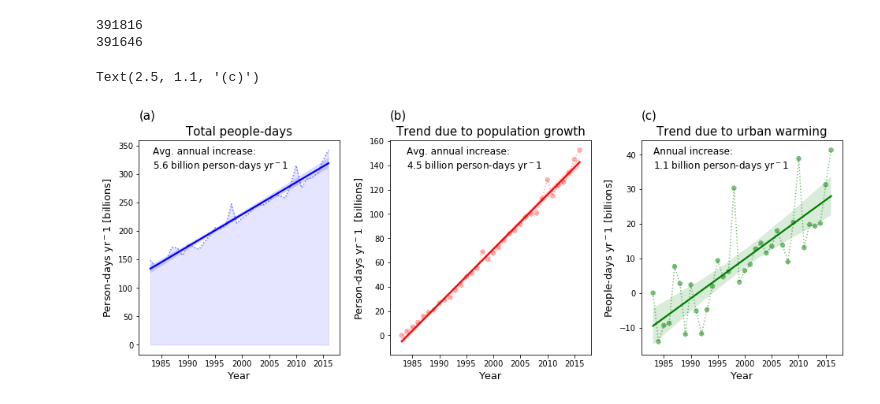
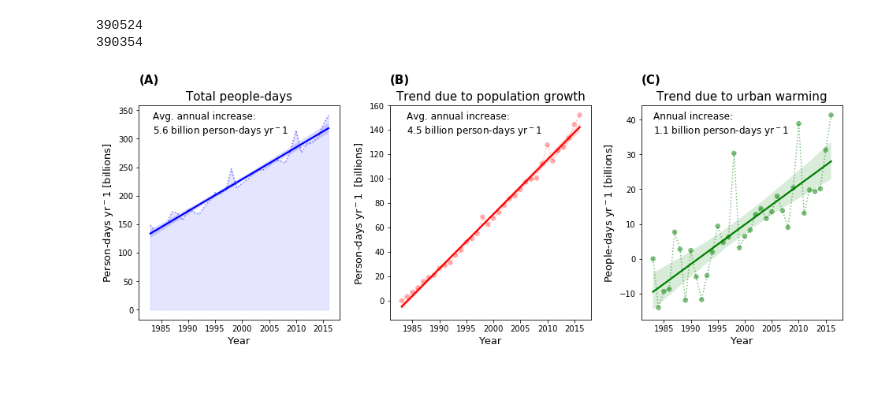
Before and after one commit to ecohydro/GlobalUrbanHeat, a Jupyter notebook: Notebooks/cpt_Fig1_Final.ipynb, the cells around one changed output. Cells and saved outputs as stored; diff of their text form; code cells hidden in the pictures.

```diff
--- a/Notebooks/cpt_Fig1_Final.ipynb
+++ b/Notebooks/cpt_Fig1_Final.ipynb
@@ -20,7 +20,7 @@ from matplotlib import rcParams
 # file paths
 DATA_IN = "/home/cascade/projects/UrbanHeat/data/"  # Note: Need ?dl=1 to make sure this file gets read correctly
 FIG_OUT = "/home/cascade/projects/UrbanHeat/figures/"
-FN_IN = 'processed/AllDATA-GHS-ERA5-HI406-FIGDATA.csv'
+FN_IN = 'processed/AllDATA-GHS-ERA5-HI406-PDAYS.csv'
 #FN_IN = '/home/cascade/projects/UrbanHeat/data/processed/oldworkflow/All_data_Raw406_es_final_pdayadd.csv'
 HI_STATS = pd.read_csv(DATA_IN+FN_IN)
 
@@ -28,7 +28,7 @@ HI_STATS = pd.read_csv(DATA_IN+FN_IN)
 scale = 10**9
 
 # File out
-FN_OUT = 'FIG1-ERA5.png'
+FN_OUT = 'FIG1-ERA5-Final.png'
 # %%
 # Check it
 HI_STATS.head()
@@ -51,8 +51,8 @@ drop_list = list(bad_ids['ID_HDC_G0']) # make a list
 HI_STATS= HI_STATS[~HI_STATS['ID_HDC_G0'].isin(drop_list)] # drop those from the list
 print(len(HI_STATS))
 # %% [output]
-391816
-391646
+390524
+390354
 # %%
 #### Regressions, no intercept addition is needed because we're using SK LEARN HERE
 
@@ -126,7 +126,7 @@ coef, r2, p = lm_func(HI_STATS, 'people_days')
 #text = str(round(coef/1000*yr_range, 1))+' B increase in\nperson-days'# ($R^2$=' + str(r2) + ')*'
 text = 'Avg. annual increase:\n'+str(round(coef/10**9, 1))+' billion person-days $yr^-1$'
 axs[0].text(0.07, .87, text, transform=axs[0].transAxes, size=12)
-axs[0].text(0.00, 1.1, '(a)', transform=axs[0].transAxes, size=15 )
+axs[0].text(0.00, 1.1, '(A)', transform=axs[0].transAxes, size=15, fontweight='bold')
 
 ## 2 PLOT 2 - People Days delta pop x days
 color = 'red'
@@ -137,35 +137,34 @@ sns.regplot(years, data, color = color, ax = axs[1], scatter = False, truncate =
 axs[1].set_title('Trend due to population growth', size = 15)
 axs[1].set_ylabel('Person-days $yr^-1$  [billions] ', fontsize = 13)
 axs[1].set_xlabel('Year', fontsize = 13)
 
 # Add text
 coef, r2, p = lm_func(HI_STATS, 'people_days_pop')
 #text = str(round(coef/1000*yr_range, 1))+' B increase in\nperson-days'# ($R^2$=' + str(r2) + ')*'
 text = 'Avg. annual increase:\n'+str(round(coef/10**9, 1))+' billion person-days $yr^-1$'
 axs[1].text(1.25+.08, .87, text, transform=axs[0].transAxes, size=12)
-axs[1].text(1.25, 1.1, '(b)', transform=axs[0].transAxes, size=15 )
+axs[1].text(1.25, 1.1, '(B)', transform=axs[0].transAxes, size=15, fontweight='bold')
 
 ## PLOT 3 - People Days due to heat
 color = 'green'
 data = HI_STATS.groupby('year')['people_days_heat'].sum() / scale
 pdays83 = data.get(data.index[0])
 data = data - pdays83
 years = list(data.index)
 axs[2].scatter(years, data, color = color, linestyle = ':', alpha = 0.5)
 axs[2].plot(data, color = color, linestyle = ':', alpha = 0.5)
 sns.regplot(years, data, color = color, ax = axs[2], scatter = False, truncate = True)
 axs[2].set_title('Trend due to urban warming', size = 15)
 axs[2].set_xlabel('Year', fontsize = 13)
 axs[2].set_ylabel('People-days $yr^-1$ [billions]', fontsize = 13)
 
 # Add text
 coef, r2, p = lm_func(HI_STATS, 'people_days_heat')
 text = 'Annual increase:\n'+str(round(coef/10**9, 1))+' billion person-days $yr^-1$'
 axs[2].text(1.25*2-0.04+.1, .87, text, transform=axs[0].transAxes, size=12,);
-axs[1].text(1.25*2, 1.1, '(c)', transform=axs[0].transAxes, size=15 )
+axs[1].text(1.25*2, 1.1, '(C)', transform=axs[0].transAxes, size=15, fontweight='bold')
 
 # save it out
-# plt.savefig(FIG_OUT+FN_OUT, dpi = 300, bbox_inches='tight')
+plt.savefig(FIG_OUT+FN_OUT, dpi = 300, bbox_inches='tight')
 # %% [output]
-Text(2.5, 1.1, '(c)')
-[figure, old version]
+[figure, new version]
```
Also changed, not shown: parts of 1 cell of this notebook, 5 other files.
